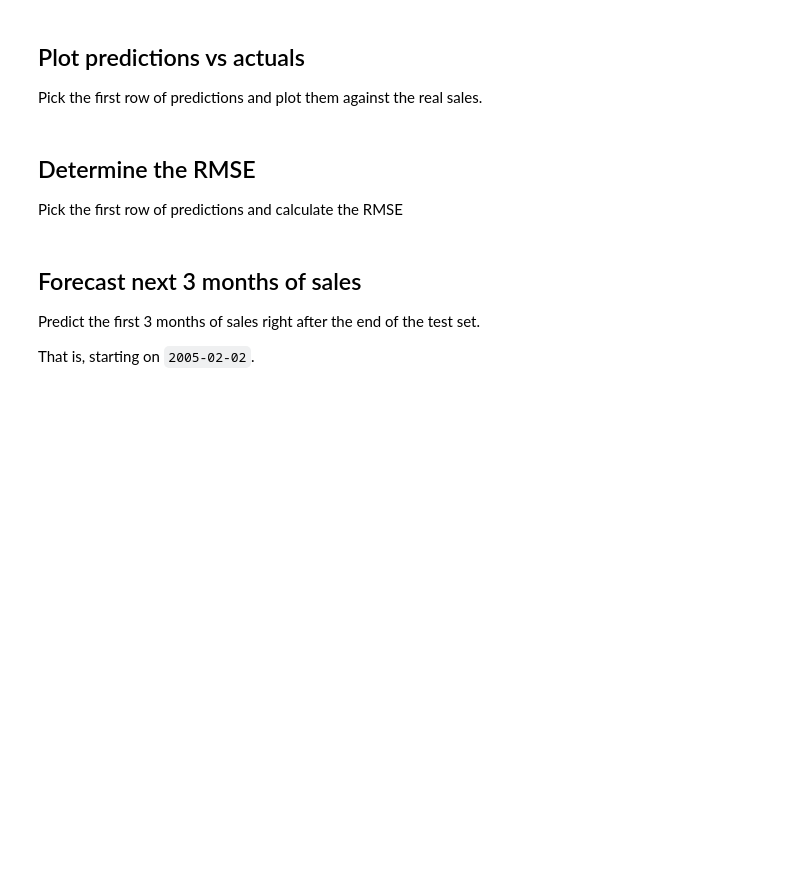
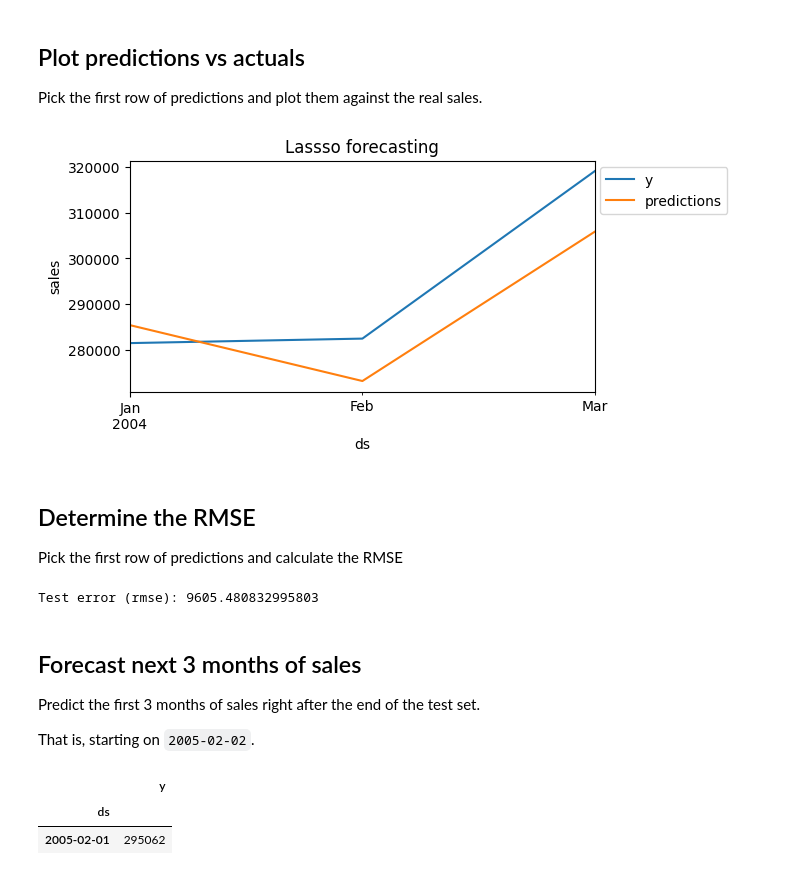
Before and after one commit to nuosv/forecasting-with-machine-learning, a Jupyter notebook: 02-multistep-forecasting/assignment/02-assignment.ipynb, the cells around one changed output. Cells and saved outputs as stored; diff of their text form; code cells hidden in the pictures; blank space fills up the shorter version.

```diff
--- a/02-multistep-forecasting/assignment/02-assignment.ipynb
+++ b/02-multistep-forecasting/assignment/02-assignment.ipynb
@@ -332,3 +344,18 @@ Now that we know that the pipeline works, we can train the forecaster.
 You can take the feature table and target returned up to here to train the Lasso.
 
 Or, as we will do, you can add the Lasso within the pipeline.
+# %%
+# set up full pipeline
+
+pipe = Pipeline(
+    [
+        ("dt", datetime_f),
+        ("lagf", lagf),
+        ("winf", winf),
+        ("dropna", DropMissingData()),
+        ("scaler", MinMaxScaler()),
+        ("lasso", lasso)
+    ]
+).set_output(transform="pandas")
+
+pipe.fit(X_train, y_train)
@@ -338,3 +380,13 @@ Or, as we will do, you can add the Lasso within the pipeline.
 We'll start by forecasting 3 months of sales, starting at every single point of the test set.
 
 This is the equivalent of backtesting without refit. More info in section 6!!
+# %%
+# this step creates 3 month forecasts, starting every month.
+
+forecasts = pd.DataFrame(
+    pipe.predict(X_test),
+    index=X_test.loc[end_train:].index,
+    columns=[f"step_{i+1}" for i in range(3)]
+)
+
+forecasts
@@ -342,13 +411,49 @@ This is the equivalent of backtesting without refit. More info in section 6!!
 ## Plot predictions vs actuals
 
 Pick the first row of predictions and plot them against the real sales.
+# %%
+# prepare for plotting tthe first forecast
+
+f = forecasts.iloc[0]
+f.index = X_test.loc[end_train:].head(3).index
+
+# Plot the forecast vs the actual
+
+fig, ax = plt.subplots(figsize=(6, 3))
+X_test.loc[end_train:].head(3).plot(ax=ax, label='train')
+f.plot(ax=ax, label='predictions')
+plt.ylabel("sales")
+plt.title("Lassso forecasting")
+ax.legend(bbox_to_anchor=(1.3, 1.0))
+plt.show()
+# %% [output]
+[figure, added]
 # %% [markdown]
 ## Determine the RMSE
 
 Pick the first row of predictions and calculate the RMSE
+# %%
+# Prediction error
+
+error_rmse = root_mean_squared_error(
+    y_true = X_test.loc[end_train:].head(3),
+    y_pred = f,
+)
+
+print(f"Test error (rmse): {error_rmse}")
+# %% [output]
+Test error (rmse): 9605.480832995803
 # %% [markdown]
 ## Forecast next 3 months of sales
 
 Predict the first 3 months of sales right after the end of the test set.
 
 That is, starting on `2005-02-02`.
+# %%
+# last point available in the test set
+
+X_test.tail(1)
+# %% [output]
+|  | y |
+| ds |  |
+| 2005-02-01 | 295062 |
```
Also changed, not shown: parts of 3 cells of this notebook.
